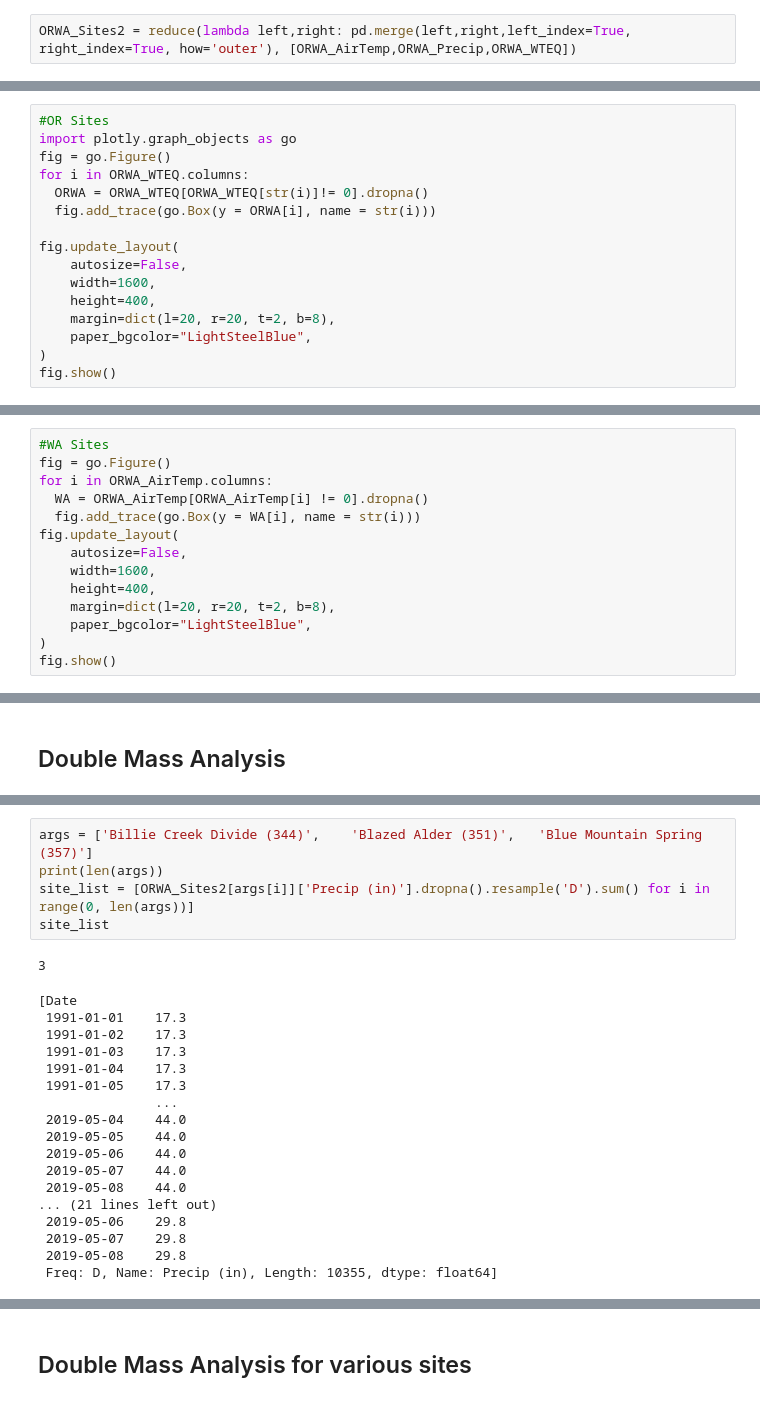
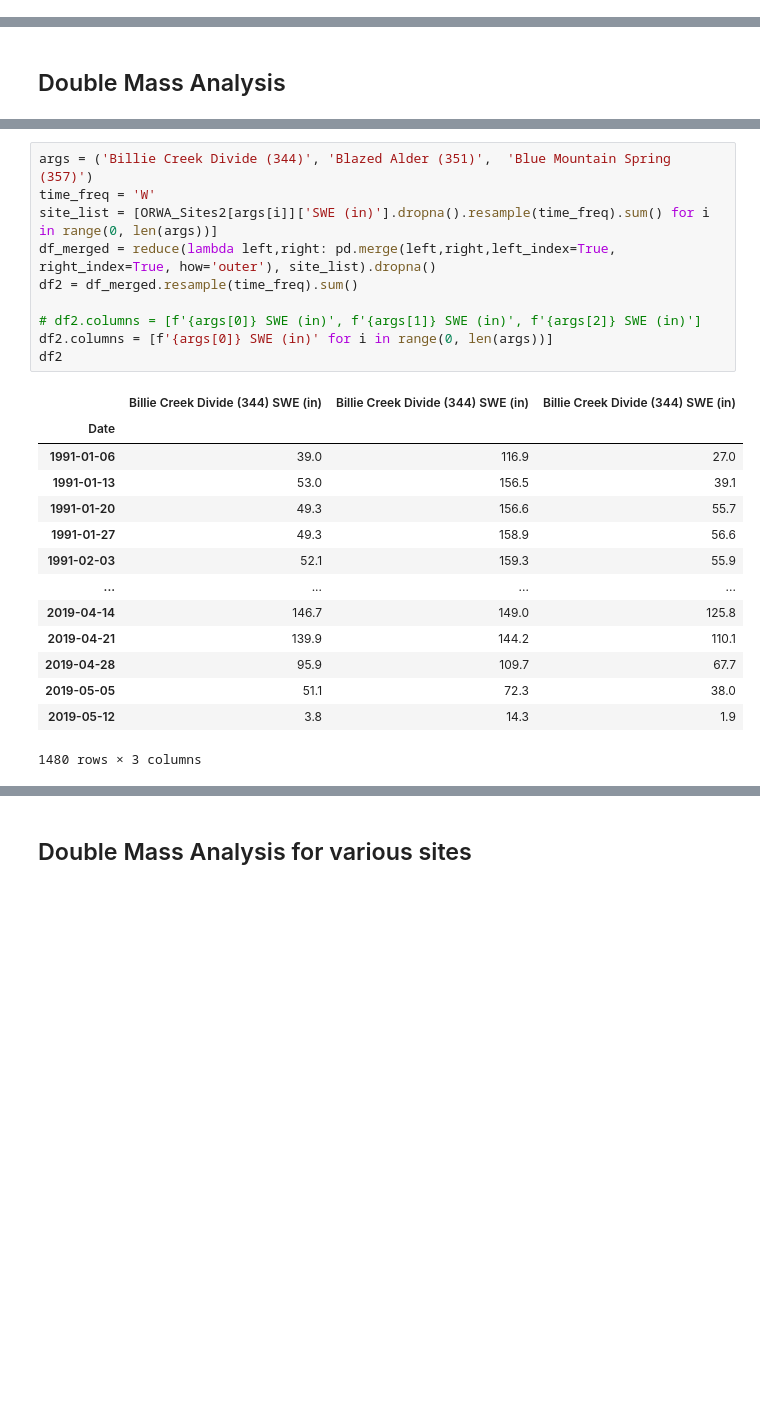
Before and after one commit to geoskimoto/SNOTEL_AnomalyDetection, a Jupyter notebook: SiteCharacterization01_21_2021.ipynb, the cells around one changed output, grey strips where cells are left out. Saved outputs shown, nothing was run; the diff lists cells and outputs as text; blank space fills up the shorter version.

```diff
--- a/SiteCharacterization01_21_2021.ipynb
+++ b/SiteCharacterization01_21_2021.ipynb
@@ -117,2 +85,0 @@ ORWA_WTEQ.head(3)
-# %%
-ORWA_Sites2 = reduce(lambda left,right: pd.merge(left,right,left_index=True, right_index=True, how='outer'), [ORWA_AirTemp,ORWA_Precip,ORWA_WTEQ])
@@ -164,16 +110,0 @@ sns.heatmap(ORWA_WTEQ.isnull(),yticklabels=False,cbar=False,cmap='viridis')
-# %%
-#OR Sites
-import plotly.graph_objects as go
-fig = go.Figure()
-for i in ORWA_WTEQ.columns:
-  ORWA = ORWA_WTEQ[ORWA_WTEQ[str(i)]!= 0].dropna()
-  fig.add_trace(go.Box(y = ORWA[i], name = str(i)))
-
-fig.update_layout(
-    autosize=False,
-    width=1600,
-    height=400,
-    margin=dict(l=20, r=20, t=2, b=8),
-    paper_bgcolor="LightSteelBlue",
-)
-fig.show()
@@ -182,14 +110,0 @@ fig.show()
-# %%
-#WA Sites
-fig = go.Figure()
-for i in ORWA_AirTemp.columns:
-  WA = ORWA_AirTemp[ORWA_AirTemp[i] != 0].dropna()
-  fig.add_trace(go.Box(y = WA[i], name = str(i)))
-fig.update_layout(
-    autosize=False,
-    width=1600,
-    height=400,
-    margin=dict(l=20, r=20, t=2, b=8),
-    paper_bgcolor="LightSteelBlue",
-)
-fig.show()
@@ -216,26 +113,27 @@ Name: Precip (in), Length: 10355, dtype: float64
 # %%
-args = ['Billie Creek Divide (344)',	'Blazed Alder (351)',	'Blue Mountain Spring (357)']
-print(len(args))
-site_list = [ORWA_Sites2[args[i]]['Precip (in)'].dropna().resample('D').sum() for i in range(0, len(args))]
-site_list
+args = ('Billie Creek Divide (344)', 'Blazed Alder (351)',	'Blue Mountain Spring (357)')
+time_freq = 'W'
+site_list = [ORWA_Sites2[args[i]]['SWE (in)'].dropna().resample(time_freq).sum() for i in range(0, len(args))]
+df_merged = reduce(lambda left,right: pd.merge(left,right,left_index=True, right_index=True, how='outer'), site_list).dropna()
+df2 = df_merged.resample(time_freq).sum()
+
+# df2.columns = [f'{args[0]} SWE (in)', f'{args[1]} SWE (in)', f'{args[2]} SWE (in)']
+df2.columns = [f'{args[0]} SWE (in)' for i in range(0, len(args))]
+df2
 # %% [output]
+|  | Billie Creek Divide (344) SWE (in) | Billie Creek Divide (344) SWE (in) | Billie Creek Divide (344) SWE (in) |
+| Date |  |  |  |
+| 1991-01-06 | 39.0 | 116.9 | 27.0 |
+| 1991-01-13 | 53.0 | 156.5 | 39.1 |
+| 1991-01-20 | 49.3 | 156.6 | 55.7 |
+| 1991-01-27 | 49.3 | 158.9 | 56.6 |
+| 1991-02-03 | 52.1 | 159.3 | 55.9 |
+| ... | ... | ... | ... |
+| 2019-04-14 | 146.7 | 149.0 | 125.8 |
+| 2019-04-21 | 139.9 | 144.2 | 110.1 |
+| 2019-04-28 | 95.9 | 109.7 | 67.7 |
+| 2019-05-05 | 51.1 | 72.3 | 38.0 |
+| 2019-05-12 | 3.8 | 14.3 | 1.9 |
-3
+1480 rows × 3 columns
-[Date
- 1991-01-01    17.3
- 1991-01-02    17.3
- 1991-01-03    17.3
- 1991-01-04    17.3
- 1991-01-05    17.3
-               ...
- 2019-05-04    44.0
- 2019-05-05    44.0
- 2019-05-06    44.0
- 2019-05-07    44.0
- 2019-05-08    44.0
-... (21 lines left out)
- 2019-05-06    29.8
- 2019-05-07    29.8
- 2019-05-08    29.8
- Freq: D, Name: Precip (in), Length: 10355, dtype: float64]
 # %%
 def double_mass3(*args, parameter, month, time_freq, event_date):  #If you set month to a default, python sees it as a key-value argument which will break *args.
```
Also changed, not shown: parts of 18 cells of this notebook.
